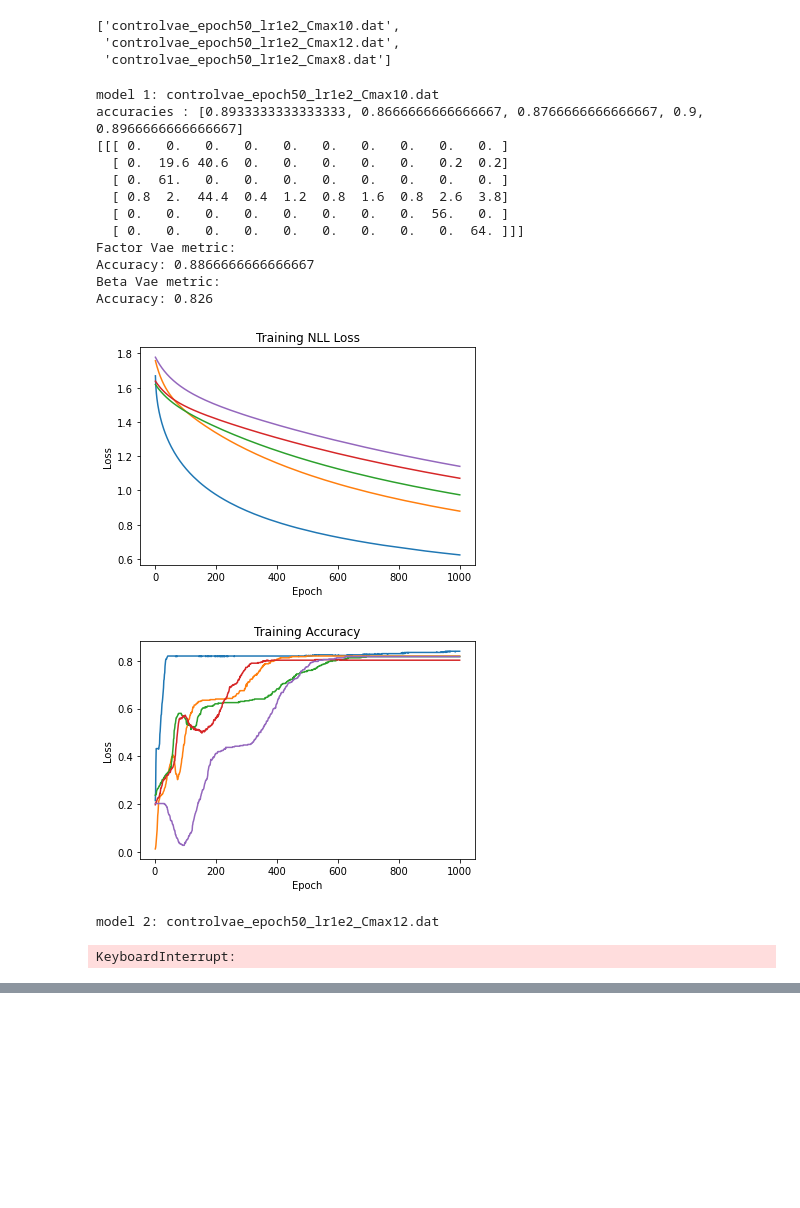
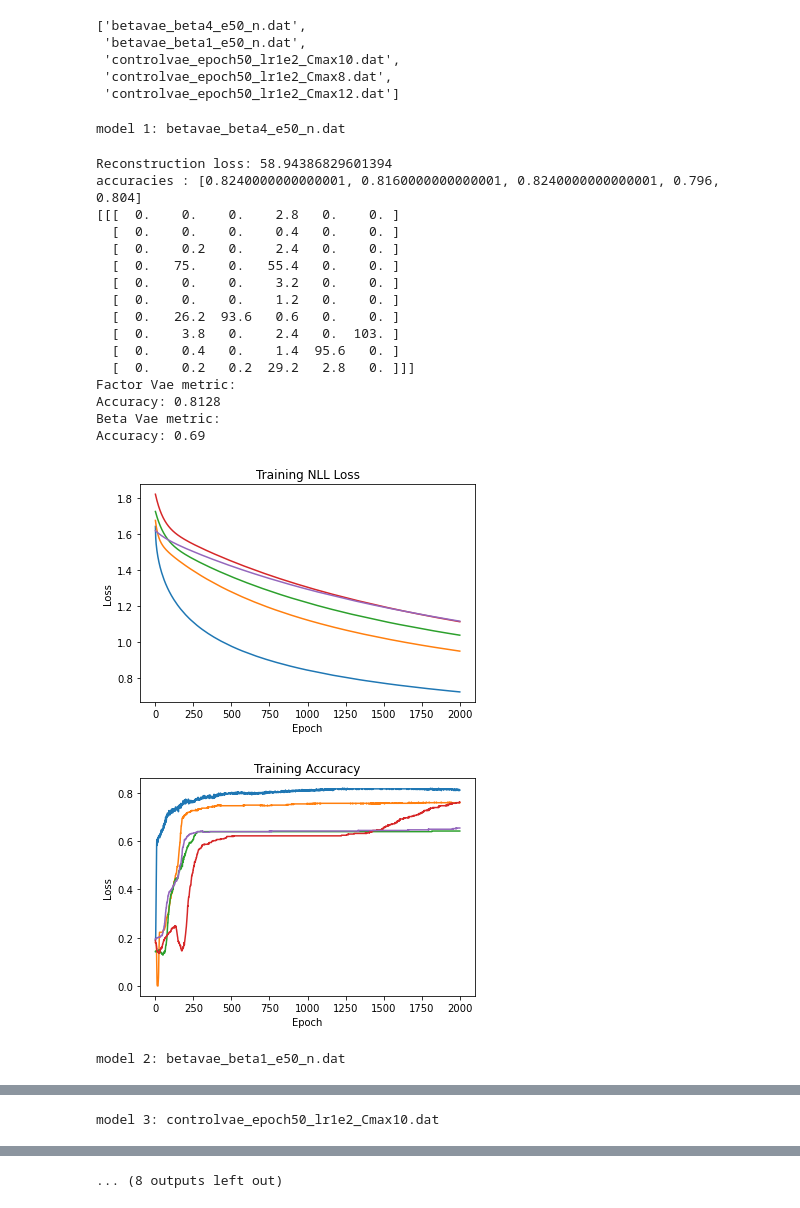
Before and after one commit to hzzhyj/atml, a Jupyter notebook: experiments/metrics_on_trained_models.ipynb, the cells around one changed output, grey strips where cells are left out. Drawn from its saved outputs; the diff is of its cells as text; code cells hidden in the pictures; blank space fills up the shorter version.

Commit message:
fixes and factorvae cnn

```diff
--- a/experiments/metrics_on_trained_models.ipynb
+++ b/experiments/metrics_on_trained_models.ipynb
@@ -36,10 +36,17 @@ data_ = CustomDSpritesDataset(dataset)
+# %%
+data_train, data_test = train_test_random_split(data_,0.8, seed=seed)
+# %%
+batch_size=64
+test_loader = DataLoader(data_test, batch_size=batch_size, shuffle=False)
 # %%
-model_names = [f for f in os.listdir('trained_models') if f[-4:] =='.dat' and 'control' in f]
+model_names = [f for f in os.listdir('trained_models') if f[-4:] =='.dat' and not 'factor' in f and not "alldata" in f]
 model_names
 # %% [output]
-['controlvae_epoch50_lr1e2_Cmax10.dat',
- 'controlvae_epoch50_lr1e2_Cmax12.dat',
- 'controlvae_epoch50_lr1e2_Cmax8.dat']
+['betavae_beta4_e50_n.dat',
+ 'betavae_beta1_e50_n.dat',
+ 'controlvae_epoch50_lr1e2_Cmax10.dat',
+ 'controlvae_epoch50_lr1e2_Cmax8.dat',
+ 'controlvae_epoch50_lr1e2_Cmax12.dat']
 # %%
 def plot_loss(loss_lists, title):
     if not isinstance(loss_lists[0], list):
@@ -53,34 +60,47 @@ def plot_loss(loss_lists, title):
 # %%
 i=1
 for name in model_names:
     model = torch.load('trained_models/'+name, map_location=device)
     print("model "+str(i)+": "+name)
-    loss = entanglement_metric_factor_vae(model, data_, 300, 200, random_seeds=5, device = device)
+    if name[0]=="b":
+        recon_loss = test_beta_vae(model, test_loader,0, 'bernoulli', device=device)
+    elif name[0]=="c":
+        recon_loss = test_control_vae(model, test_loader, 'bernoulli', device=device)
+    else:
+        discriminator = Discriminator()
+        recon_loss = test_factor_vae(model,discriminator, test_loader,0, 'bernoulli', device=device)
+    print("Reconstruction loss: "+str(recon_loss))
+    loss = entanglement_metric_factor_vae(model, data_, 500, 200, random_seeds=5, device = device,seed=seed)
     print("Factor Vae metric: ")
     print("Accuracy: "+str(1-loss))
     print("Beta Vae metric: ")
+    torch.manual_seed(seed)
     classifier = Classifier()
     classifier.to(device)
     optimizer = torch.optim.Adagrad(classifier.parameters(), lr=1e-2)
-    train_losses, train_accuracies, test_accuracy = entanglement_metric_beta_vae(model, classifier, optimizer, 1000,  data_, 500, 50, random_seeds=5, device = device)
+    train_losses, train_accuracies, test_accuracy = entanglement_metric_beta_vae(model, classifier, optimizer, 2000,  data_, 500, 50, random_seeds=5, device = device,seed=seed)
     print("Accuracy: "+str(test_accuracy))
     plot_loss(train_losses, "NLL Loss")
     plot_loss(train_accuracies, "Accuracy")
     i+=1
 # %% [output]
-model 1: controlvae_epoch50_lr1e2_Cmax10.dat
-accuracies : [0.8933333333333333, 0.8666666666666667, 0.8766666666666667, 0.9, 0.8966666666666667]
-[[[ 0.   0.   0.   0.   0.   0.   0.   0.   0.   0. ]
-  [ 0.  19.6 40.6  0.   0.   0.   0.   0.   0.2  0.2]
-  [ 0.  61.   0.   0.   0.   0.   0.   0.   0.   0. ]
-  [ 0.8  2.  44.4  0.4  1.2  0.8  1.6  0.8  2.6  3.8]
-  [ 0.   0.   0.   0.   0.   0.   0.   0.  56.   0. ]
-  [ 0.   0.   0.   0.   0.   0.   0.   0.   0.  64. ]]]
-Factor Vae metric:
-Accuracy: 0.8866666666666667
-Beta Vae metric:
-Accuracy: 0.826
+model 1: betavae_beta4_e50_n.dat
+Reconstruction loss: 58.94386829601394
+accuracies : [0.8240000000000001, 0.8160000000000001, 0.8240000000000001, 0.796, 0.804]
+[[[  0.    0.    0.    2.8   0.    0. ]
+  [  0.    0.    0.    0.4   0.    0. ]
+  [  0.    0.2   0.    2.4   0.    0. ]
+  [  0.   75.    0.   55.4   0.    0. ]
+  [  0.    0.    0.    3.2   0.    0. ]
+  [  0.    0.    0.    1.2   0.    0. ]
+  [  0.   26.2  93.6   0.6   0.    0. ]
+  [  0.    3.8   0.    2.4   0.  103. ]
+  [  0.    0.4   0.    1.4  95.6   0. ]
+  [  0.    0.2   0.2  29.2   2.8   0. ]]]
+Factor Vae metric:
+Accuracy: 0.8128
+Beta Vae metric:
+Accuracy: 0.69
-[figure, old version]
+[figure, new version]
-[figure, old version]
+[figure, new version]
-model 2: controlvae_epoch50_lr1e2_Cmax12.dat
-KeyboardInterrupt:
+model 2: betavae_beta1_e50_n.dat
@@ -86,0 +125 @@ KeyboardInterrupt:
+model 3: controlvae_epoch50_lr1e2_Cmax10.dat
@@ -87,3 +144,4 @@ KeyboardInterrupt:
+... (8 outputs left out)
 # %%
 print(data_.factors_names)
 # %%
```
Also changed, not shown: parts of 5 cells of this notebook, 5 other files.
